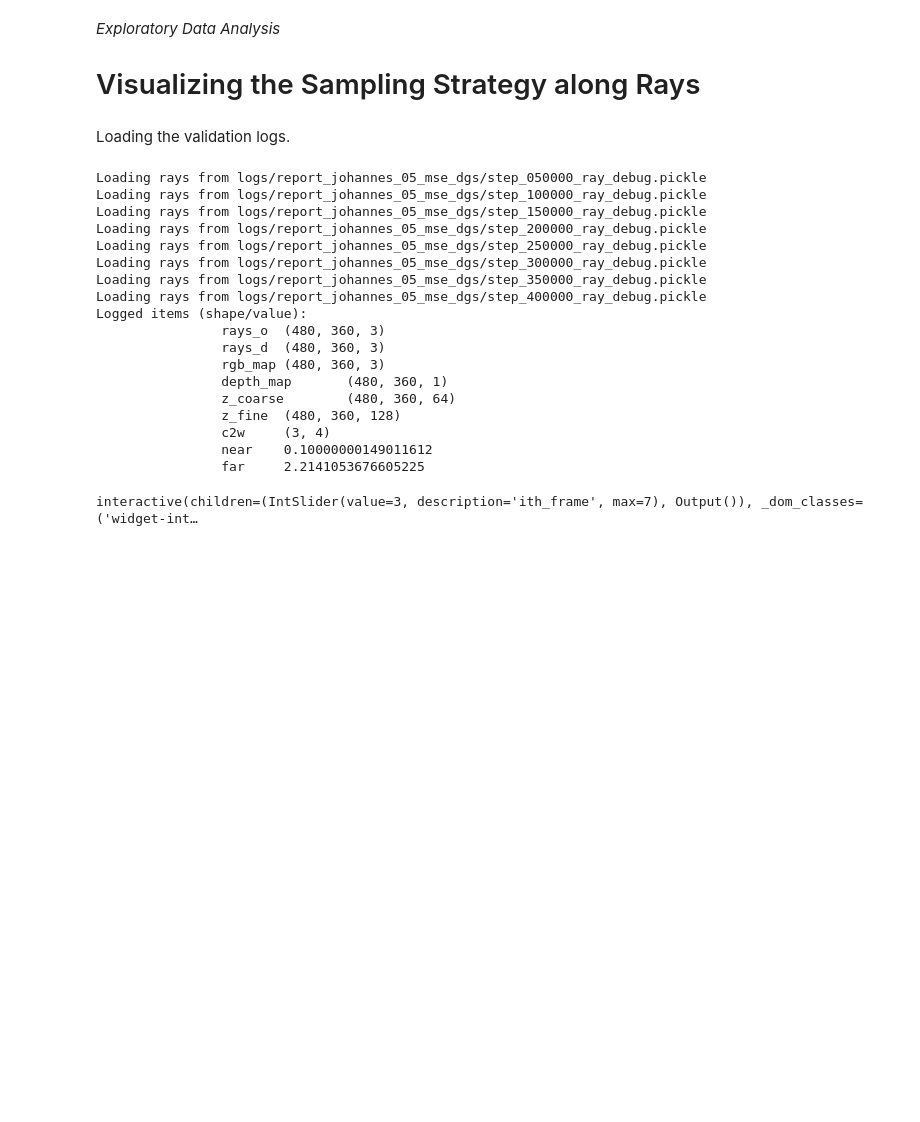
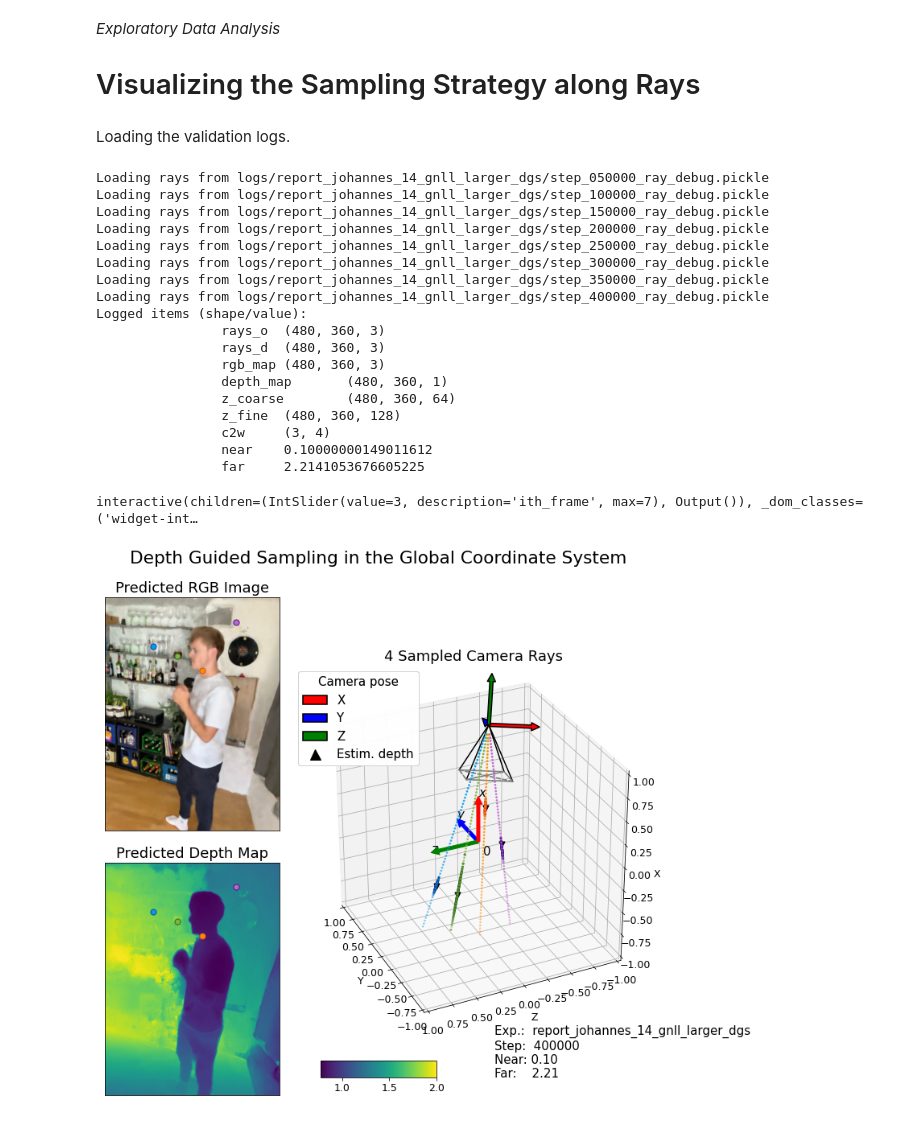
Before and after one commit to philippwulff/DGD-NeRF, a Jupyter notebook: eda_ray_sampling.ipynb, the cells around one changed output. Drawn from its saved outputs; the diff is of its cells as text; code cells hidden in the pictures; blank space fills up the shorter version.

```diff
--- a/eda_ray_sampling.ipynb
+++ b/eda_ray_sampling.ipynb
@@ -45,8 +45,8 @@ plt.rcParams.update({
 Loading the validation logs.
 # %%
 # path = "logs/report_johannes_01_dnerf"
-path = "logs/report_johannes_05_mse_dgs"
-# path = "logs/report_johannes_14_gnll_larger_dgs"
+# path = "logs/report_johannes_05_mse_dgs"
+path = "logs/report_johannes_14_gnll_larger_dgs"
 # path = "logs/bottle_01_mse"
 
 sampling_strategy = "Hierarchical Sampling"
@@ -76,14 +76,14 @@ for k in frame_log.keys():
         toprint += "\t" + str(frame_log[k])
     print(toprint)
 # %% [output]
-Loading rays from logs/report_johannes_05_mse_dgs/step_050000_ray_debug.pickle
-Loading rays from logs/report_johannes_05_mse_dgs/step_100000_ray_debug.pickle
-Loading rays from logs/report_johannes_05_mse_dgs/step_150000_ray_debug.pickle
-Loading rays from logs/report_johannes_05_mse_dgs/step_200000_ray_debug.pickle
-Loading rays from logs/report_johannes_05_mse_dgs/step_250000_ray_debug.pickle
-Loading rays from logs/report_johannes_05_mse_dgs/step_300000_ray_debug.pickle
-Loading rays from logs/report_johannes_05_mse_dgs/step_350000_ray_debug.pickle
-Loading rays from logs/report_johannes_05_mse_dgs/step_400000_ray_debug.pickle
+Loading rays from logs/report_johannes_14_gnll_larger_dgs/step_050000_ray_debug.pickle
+Loading rays from logs/report_johannes_14_gnll_larger_dgs/step_100000_ray_debug.pickle
+Loading rays from logs/report_johannes_14_gnll_larger_dgs/step_150000_ray_debug.pickle
+Loading rays from logs/report_johannes_14_gnll_larger_dgs/step_200000_ray_debug.pickle
+Loading rays from logs/report_johannes_14_gnll_larger_dgs/step_250000_ray_debug.pickle
+Loading rays from logs/report_johannes_14_gnll_larger_dgs/step_300000_ray_debug.pickle
+Loading rays from logs/report_johannes_14_gnll_larger_dgs/step_350000_ray_debug.pickle
+Loading rays from logs/report_johannes_14_gnll_larger_dgs/step_400000_ray_debug.pickle
 Logged items (shape/value):
                 rays_o  (480, 360, 3)
                 rays_d  (480, 360, 3)
@@ -209,8 +209,12 @@ def series(ith_frame):
     fig.suptitle(f"{sampling_strategy} in the Global Coordinate System", )
     fig.tight_layout()
 
-    return
+    return fig
 
 inter = interact(series, ith_frame=(0, len(frame_logs)-1, 1));
 # %% [output]
 interactive(children=(IntSlider(value=3, description='ith_frame', max=7), Output()), _dom_classes=('widget-int…
+# %%
+series(7).savefig("ray_sampling.png", dpi=200)
+# %% [output]
+[figure, added]
```
Also changed, not shown: 8 other files.
